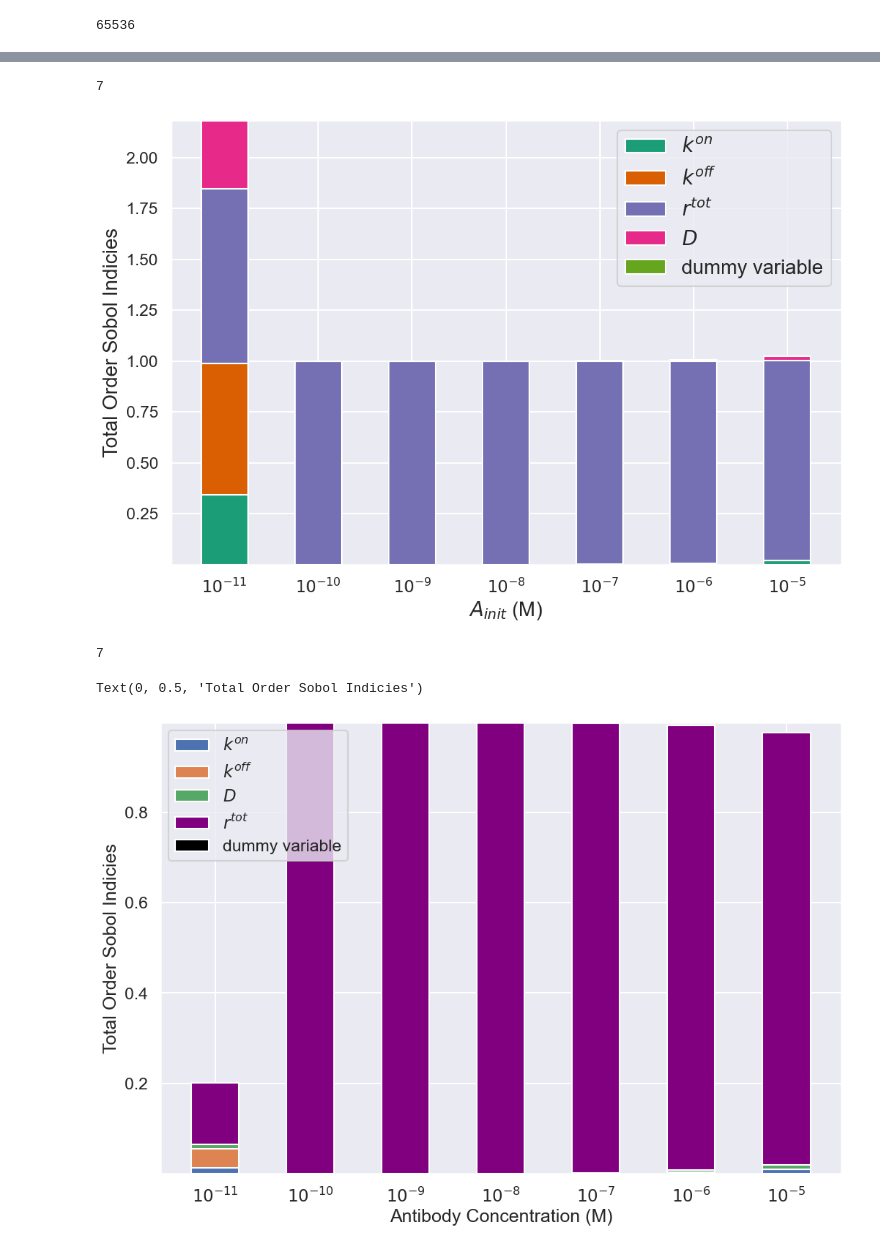
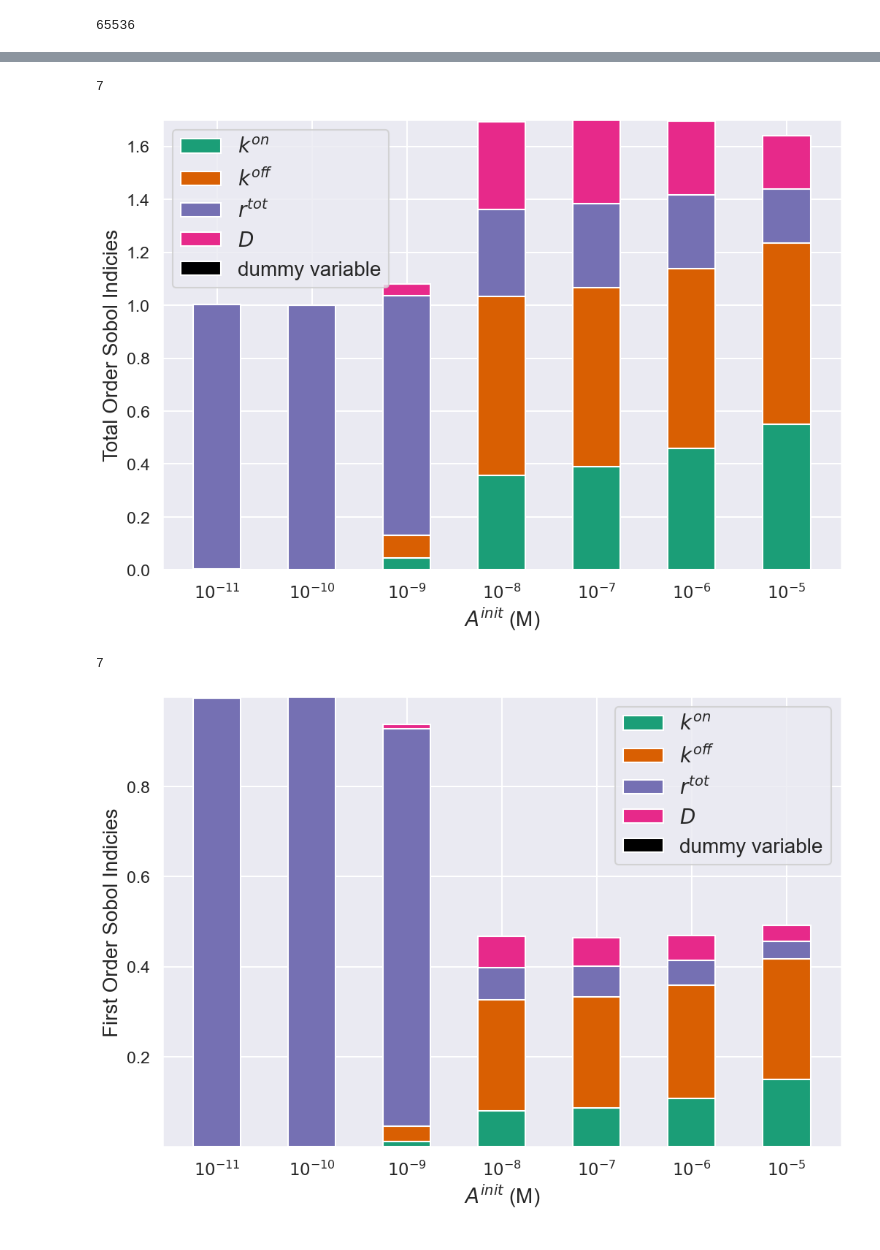
Before and after one commit to lukedtc/ADCC-Project, a Jupyter notebook: Corrected_model/model_s_single_cell_sensiv_analysis.ipynb, the cells around one changed output, grey strips where cells are left out. Saved outputs shown, nothing was run; the diff lists cells and outputs as text; code cells hidden in the pictures.

Commit message:
sensiv fig updates

```diff
--- a/Corrected_model/model_s_single_cell_sensiv_analysis.ipynb
+++ b/Corrected_model/model_s_single_cell_sensiv_analysis.ipynb
@@ -103,10 +103,18 @@ for Ainit in A0s:
             print('blown up')
         Ag =(A1_st + A2_st)
         Y[i] = Ag
+        Y1[i] = Ag/rtot
+        Y2[i] = (A1_st + 2*A2_st)/rtot
 
     Si = sobol.analyze(problem1, Y, print_to_console=True)
     indicies.append(Si['ST'])
     indicies_1.append(Si['S1'])
+    Si = sobol.analyze(problem1, Y1, print_to_console=True)
+    indicies_2.append(Si['ST'])
+    indicies_3.append(Si['S1'])
+    Si = sobol.analyze(problem1, Y2, print_to_console=True)
+    indicies_4.append(Si['ST'])
+    indicies_5.append(Si['S1'])
 # %% [output]
 1e-11
              ST   ST_conf
@@ -224,8 +232,8 @@ rtot_si = np.zeros(len(A0s))
 dummy_si = np.zeros(len(A0s))
 
 
-for i in range(len(indicies)):
-    vals = indicies[i]
+for i in range(len(indicies_4)):
+    vals = indicies_4[i]
     rtot_si[i] = vals[0]
     kon_si[i] = vals[1]
     D_si[i] = vals[2]
@@ -252,57 +260,56 @@ ax.bar(ab_conc, rtot_si, width, label=r'$r^{tot}$', bottom= bottom, color=cm(2))
 bottom+= rtot_si
 ax.bar(ab_conc, D_si, width, label=r'$D$', bottom= bottom, color=cm(3))
 bottom+= D_si
-ax.bar(ab_conc, dummy_si, width, label='dummy variable', bottom=bottom, color=cm(4))
+ax.bar(ab_conc, dummy_si, width, label='dummy variable', bottom=bottom, color='black')
 ax.legend(loc='best', fontsize=20)
-ax.set_xlabel(r'$A_{init}$' + ' (M)', fontsize=20)
+ax.set_xlabel(r'$A^{init}$' + ' (M)', fontsize=20)
 ax.set_ylabel('Total Order Sobol Indicies', fontsize=20)
-plt.savefig('/Users/lukeheirene/ADCC-Project/Figures/model_s_bound_ab_total_order_sensiv_analysis.png')
+plt.savefig('/Users/lukeheirene/ADCC-Project/Figures/model_s_receptor_occupancytotal_order_sensiv_analysis.png')
 # %% [output]
 7
-[figure, old version]
+[figure, new version]
 # %%
+
 kon_si = np.zeros(len(A0s))
 koff_si = np.zeros(len(A0s))
 D_si = np.zeros(len(A0s))
 rtot_si = np.zeros(len(A0s))
 dummy_si = np.zeros(len(A0s))
 
-for i in range(len(indicies_1)):
-    vals = indicies_1[i]
+
+for i in range(len(indicies_5)):
+    vals = indicies_5[i]
     rtot_si[i] = vals[0]
     kon_si[i] = vals[1]
     D_si[i] = vals[2]
     koff_si[i] = vals[3]
     dummy_si[i] = vals[4]
 
-print(len(indicies_1))
+print(len(indicies))
 ab_conc = ( r'$10^{-11}$', r'$10^{-10}$', r'$10^{-9}$', r'$10^{-8}$', r'$10^{-7}$', r'$10^{-6}$', r'$10^{-5}$')
 
-param_indicies = {
-    r"$k^{on}$": kon_si,
-    r"$k^{off}$": koff_si,
-    r"$D$": D_si,
-
-}
 
 sns.set_theme()
 sns.set_context("talk")
 
 width = 0.5
 fig, ax = plt.subplots(figsize=(12,8))
 bottom = np.zeros(7)
 
-for boolean, param_indicie in param_indicies.items():
-    p = ax.bar(ab_conc, param_indicie, width, label=boolean, bottom=bottom)
-    bottom += param_indicie
-ax.bar(ab_conc, rtot_si, width, label=r'$r^{tot}$', bottom= bottom, color='purple')
+cm = plt.cm.get_cmap('Dark2')
+ax.bar(ab_conc, kon_si, width, label=r'$k^{on}$', bottom= bottom, color=cm(0))
+bottom+= kon_si
+ax.bar(ab_conc, koff_si, width, label=r'$k^{off}$', bottom= bottom, color=cm(1))
+bottom+= koff_si
+ax.bar(ab_conc, rtot_si, width, label=r'$r^{tot}$', bottom= bottom, color=cm(2))
 bottom+= rtot_si
+ax.bar(ab_conc, D_si, width, label=r'$D$', bottom= bottom, color=cm(3))
+bottom+= D_si
 ax.bar(ab_conc, dummy_si, width, label='dummy variable', bottom=bottom, color='black')
-ax.legend(loc='best')
-ax.set_xlabel('Antibody Concentration (M)')
-ax.set_ylabel('Total Order Sobol Indicies')
-#plt.savefig('/Users/lukeheirene/ADCC-Project/Figures/model_s_bispecific_total_ab_sensiv_analysis.png')
+ax.legend(loc='best', fontsize=20)
+ax.set_xlabel(r'$A^{init}$' + ' (M)', fontsize=20)
+ax.set_ylabel('First Order Sobol Indicies', fontsize=20)
+plt.savefig('/Users/lukeheirene/ADCC-Project/Figures/model_s_receptor_occupancy_first_order_sensiv_analysis.png')
 # %% [output]
 7
-Text(0, 0.5, 'Total Order Sobol Indicies')
-[figure, old version]
+[figure, new version]
```
Also changed, not shown: parts of 2 cells of this notebook, 6 other files.
